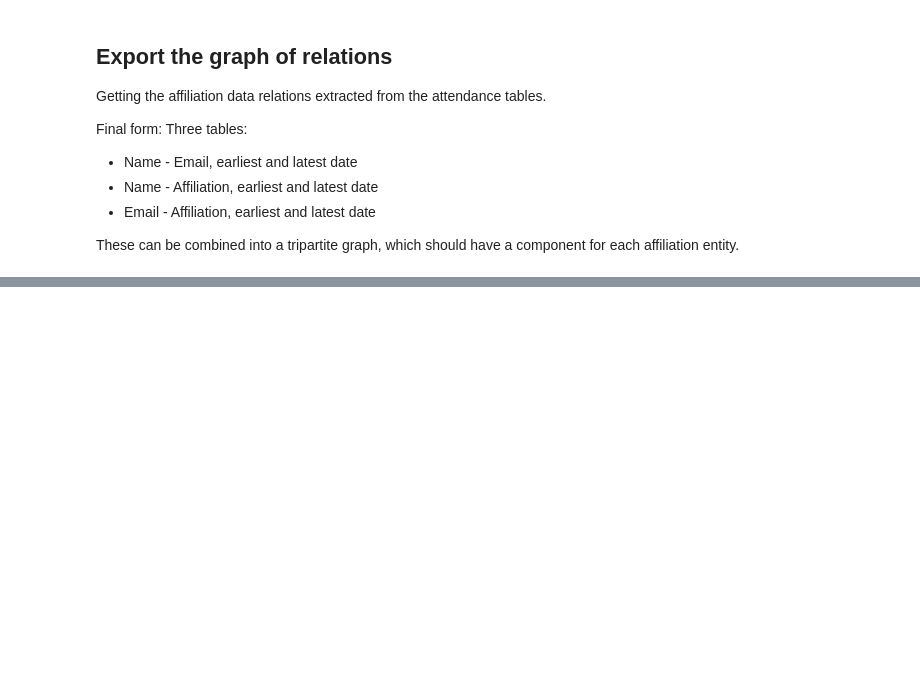
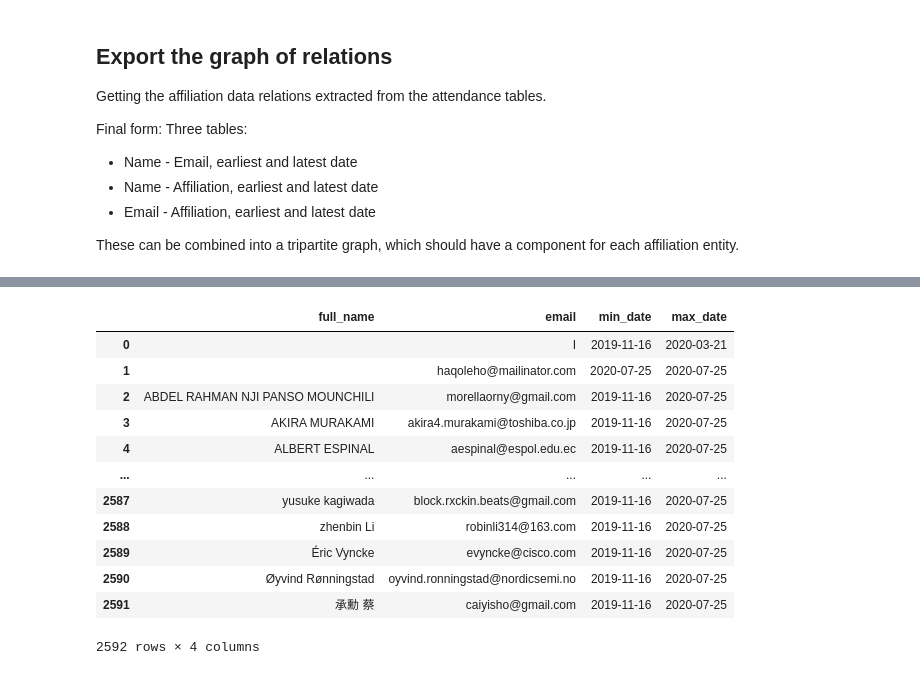
Before and after one commit to datactive/bigbang, a Jupyter notebook: examples/attendance/Extracting Org-Domain and Person-Org-Duration Information From Attendance Data.ipynb, the cells around one changed output, grey strips where cells are left out. Drawn from its saved outputs; the diff is of its cells as text; code cells hidden in the pictures; blank space fills up the shorter version.

```diff
--- a/examples/attendance/Extracting Org-Domain and Person-Org-Duration Information From Attendance Data.ipynb
+++ b/examples/attendance/Extracting Org-Domain and Person-Org-Duration Information From Attendance Data.ipynb
@@ -383,0 +399,16 @@ INFO:ietfdata:db requests: 0
+# %%
+c
+# %% [output]
+|  | full_name | email | min_date | max_date |
+| 0 |  | I | 2019-11-16 | 2020-03-21 |
+| 1 |  | haqoleho@mailinator.com | 2020-07-25 | 2020-07-25 |
+| 2 | ABDEL RAHMAN NJI PANSO MOUNCHILI | morellaorny@gmail.com | 2019-11-16 | 2020-07-25 |
+| 3 | AKIRA MURAKAMI | akira4.murakami@toshiba.co.jp | 2019-11-16 | 2020-07-25 |
+| 4 | ALBERT ESPINAL | aespinal@espol.edu.ec | 2019-11-16 | 2020-07-25 |
+| ... | ... | ... | ... | ... |
+| 2587 | yusuke kagiwada | block.rxckin.beats@gmail.com | 2019-11-16 | 2020-07-25 |
+| 2588 | zhenbin Li | robinli314@163.com | 2019-11-16 | 2020-07-25 |
+| 2589 | Éric Vyncke | evyncke@cisco.com | 2019-11-16 | 2020-07-25 |
+| 2590 | Øyvind Rønningstad | oyvind.ronningstad@nordicsemi.no | 2019-11-16 | 2020-07-25 |
+| 2591 | 承勳 蔡 | caiyisho@gmail.com | 2019-11-16 | 2020-07-25 |
+2592 rows × 4 columns
```
Also changed, not shown: parts of 4 cells of this notebook.
